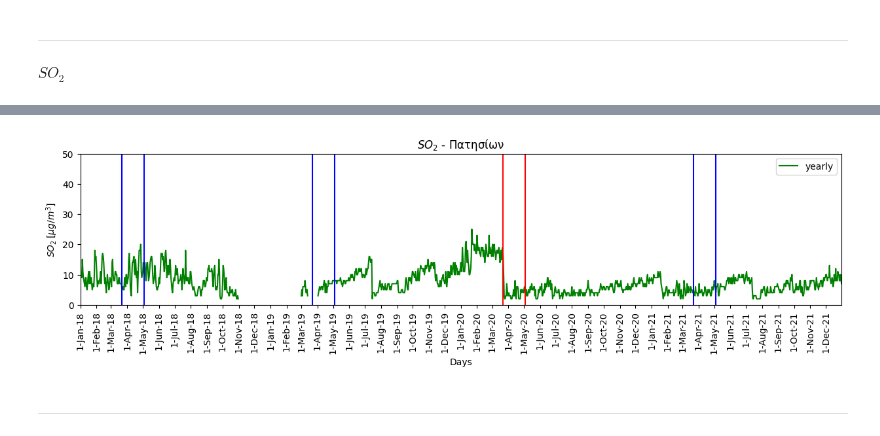
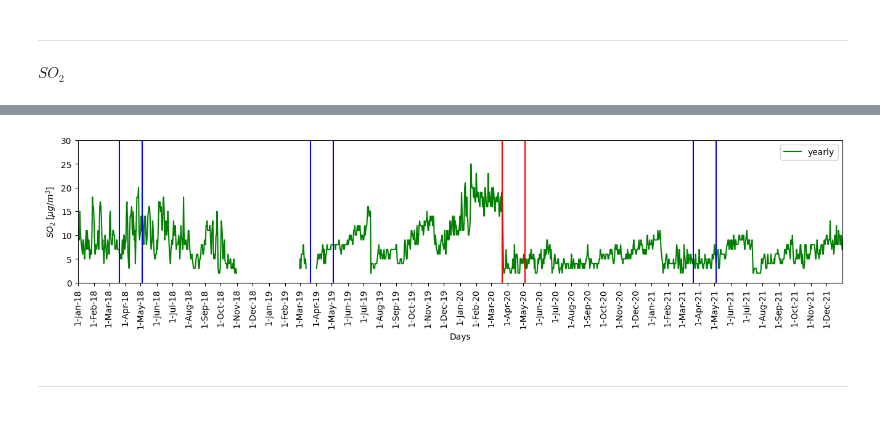
Before and after one commit to costpetrides/Air-pollution-COVID-19-impact, a Jupyter notebook: Yearly/PAT.ipynb, the cells around one changed output, grey strips where cells are left out. Cells and saved outputs as stored; diff of their text form; code cells hidden in the pictures.

```diff
--- a/Yearly/PAT.ipynb
+++ b/Yearly/PAT.ipynb
@@ -70,6 +68,5 @@ plt.savefig('heatmap.pdf')
 # %%
-plt.figure(figsize=(15,3))
-plt.title("$SO_{2}$ - Πατησίων")
+plt.figure(figsize=(16,3))
 
 plt.xlabel('Days')
 plt.ylabel('$SO_{2} \: [μg/m^{3}$]')
@@ -77,35 +74,35 @@ plt.ylabel('$SO_{2} \: [μg/m^{3}$]')
 
 x=[]
 for i in df['SO2']:
   if i==0:
     x+=[None]
   else:
     x+=[i]
 
 plt.plot(df['DAY'], x, 'g', label='yearly')
 plt.legend()
 
 plt.xticks(['1-Jan-18','1-Feb-18','1-Mar-18','1-Apr-18','1-May-18','1-Jun-18','1-Jul-18','1-Aug-18','1-Sep-18','1-Oct-18','1-Nov-18','1-Dec-18','1-Jan-19','1-Feb-19','1-Mar-19','1-Apr-19','1-May-19','1-Jun-19','1-Jul-19','1-Aug-19','1-Sep-19','1-Oct-19','1-Nov-19','1-Dec-19','1-Jan-20','1-Feb-20','1-Mar-20','1-Apr-20','1-May-20','1-Jun-20','1-Jul-20','1-Aug-20','1-Sep-20','1-Oct-20','1-Nov-20','1-Dec-20' , '1-Jan-21', '1-Feb-21','1-Mar-21','1-Apr-21','1-May-21','1-Jun-21','1-Jul-21','1-Aug-21','1-Sep-21','1-Oct-21','1-Nov-21','1-Dec-21'])
 plt.xticks(rotation=90)
 plt.xlim('1-Jan-18' ,'31-Dec-21')
-plt.ylim(0,50)
+plt.ylim(0,30)
 
 plt.axvline(x='22-Mar-18' ,color='b')
 plt.axvline(x='4-May-18' ,color='b')
 
 plt.axvline(x='22-Mar-19' ,color='b')
 plt.axvline(x='4-May-19' ,color='b')
 
 plt.axvline(x='22-Mar-20' ,color='r')
 plt.axvline(x='4-May-20' ,color='r')
 
 plt.axvline(x='22-Mar-21' ,color='b')
 plt.axvline(x='4-May-21' ,color='b')
 plt.xticks(rotation=90)
 
 plt.show()
 # %% [output]
-[figure, old version]
+[figure, new version]
 # %% [markdown]
 
 
```
Also changed, not shown: parts of 6 cells of this notebook.
